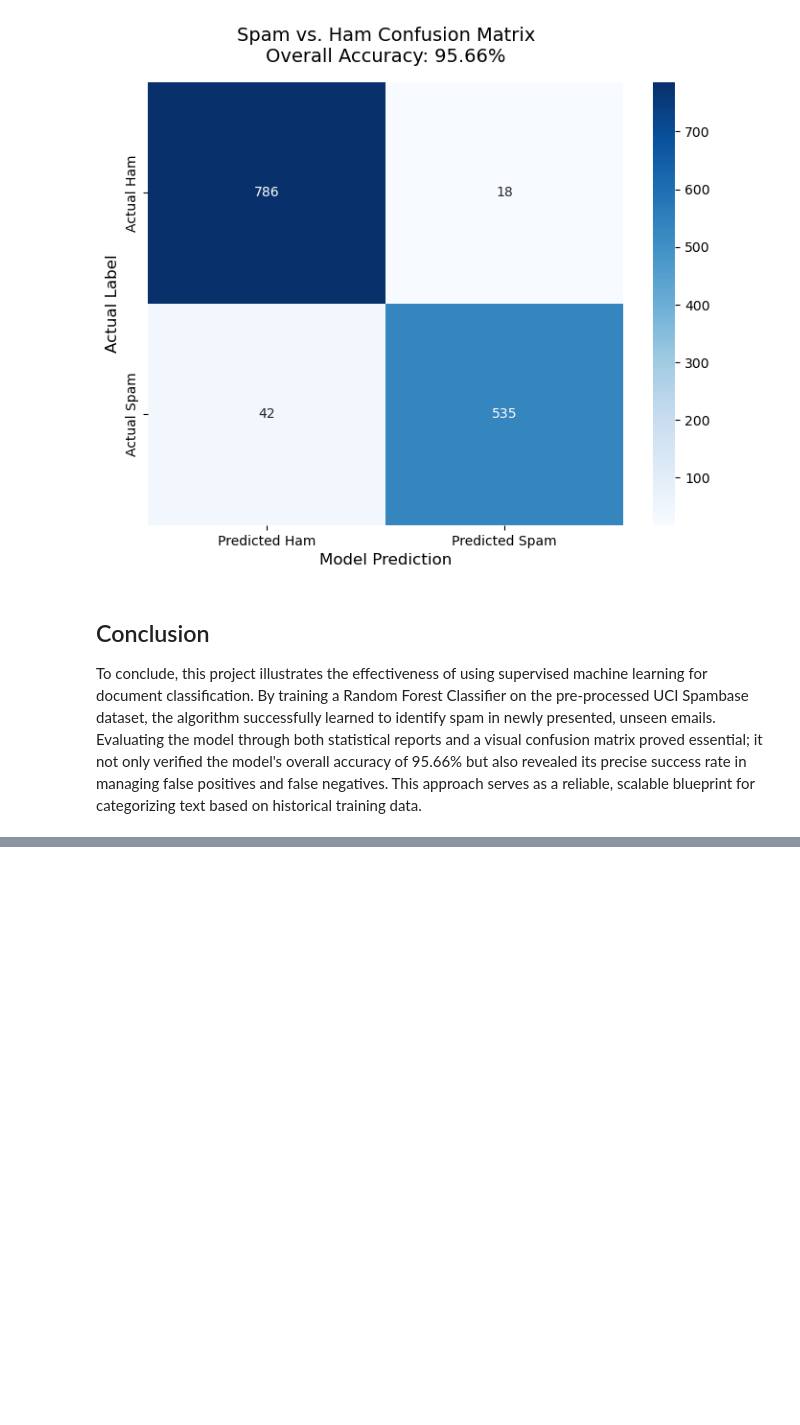
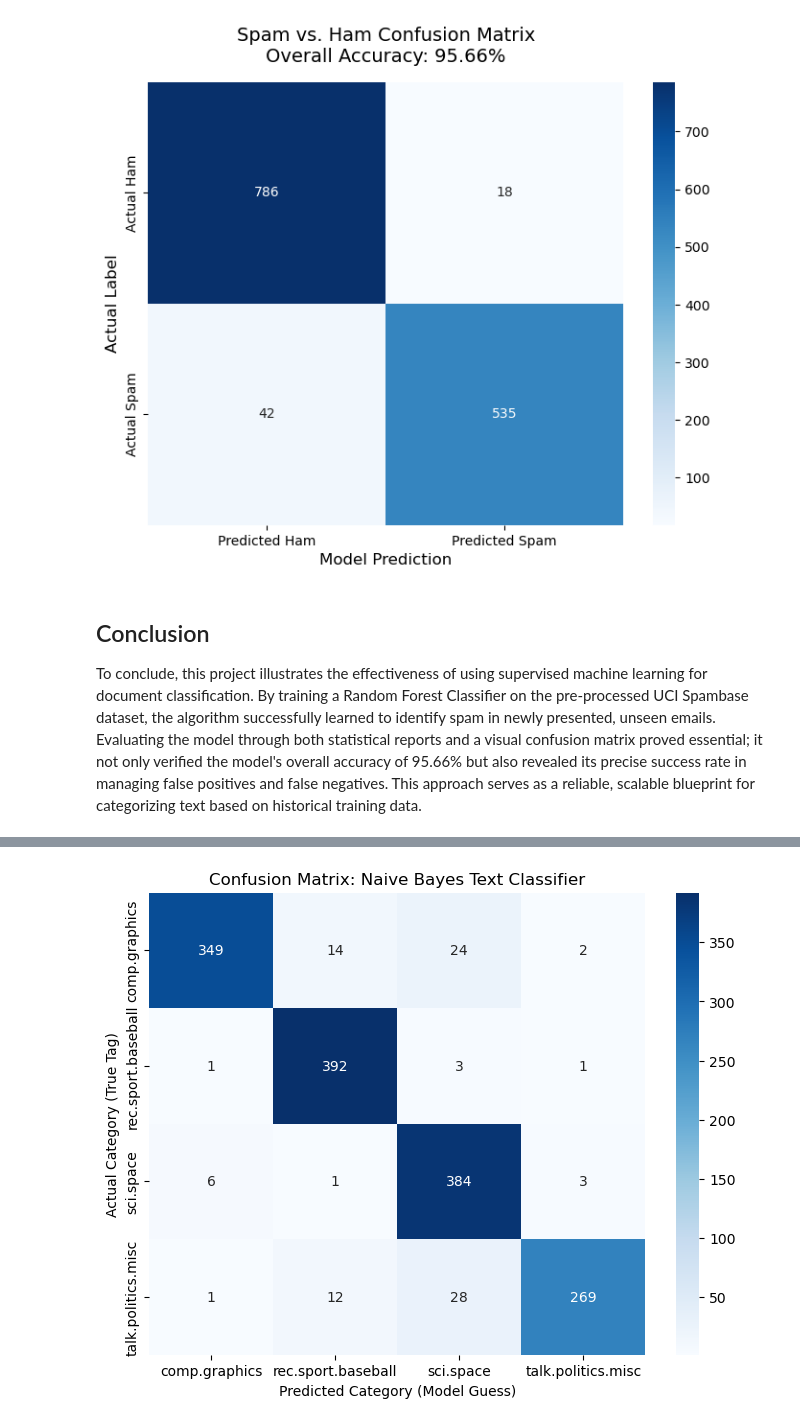
Before and after one commit to DRA-SPS27/DATA-620---Week-5, a Jupyter notebook: Denise Atherley - DATA 620-Week Five - Part 2 - Assignment _Document Classification .ipynb, the cells around one changed output, grey strips where cells are left out. Cells and saved outputs as stored; diff of their text form; code cells hidden in the pictures; blank space fills up the shorter version.

Commit message:
Extended Document Classification

```diff
--- a/Denise Atherley - DATA 620-Week Five - Part 2 - Assignment _Document Classification .ipynb
+++ b/Denise Atherley - DATA 620-Week Five - Part 2 - Assignment _Document Classification .ipynb
@@ -103,0 +129,2 @@ To conclude, this project illustrates the effectiveness of using supervised mach
+# %%
+model = make_pipeline(TfidfVectorizer(), MultinomialNB())
@@ -103,0 +134,24 @@ To conclude, this project illustrates the effectiveness of using supervised mach
+# %%
+print("Training the model...")
+model.fit(train_data.data, train_data.target)
+
+# 4. Evaluate Performance
+print("\nEvaluating model accuracy on test data:")
+predicted = model.predict(test_data.data)
+print(classification_report(test_data.target, predicted, target_names=test_data.target_names))
+
+# 5. Predict new Documents
+new_documents = [
+    "The pitcher threw a nasty curveball in the bottom of the ninth.",
+    "NASA's new rover just transmitted high-resolution images of the Martian surface.",
+    "The new GPU renders 3D environments much faster than the previous generation.",
+    "The senator filibustered the new tax legislation."
+]
+
+print("\nPredicting categories for new documents:")
+predictions = model.predict(new_documents)
+
+for doc, category_index in zip(new_documents, predictions):
+    # Map the numerical prediction back to the human-readable category name
+    predicted_tag = train_data.target_names[category_index]
+    print(f"'{doc}' \n  => Predicted Tag: {predicted_tag}\n")
@@ -103,0 +176,19 @@ To conclude, this project illustrates the effectiveness of using supervised mach
+# %%
+# Generate the raw confusion matrix data
+cm = confusion_matrix(test_data.target, predicted)
+
+# Plot it as a heatmap using Seaborn
+plt.figure(figsize=(8, 6))
+sns.heatmap(cm, annot=True, fmt='d', cmap='Blues',
+            xticklabels=train_data.target_names,
+            yticklabels=train_data.target_names)
+
+# Add labels for clarity
+plt.ylabel('Actual Category (True Tag)')
+plt.xlabel('Predicted Category (Model Guess)')
+plt.title('Confusion Matrix: Naive Bayes Text Classifier')
+
+# Show the plot
+plt.show()
+# %% [output]
+[figure, added]
```
Also changed, not shown: parts of 7 cells of this notebook.
